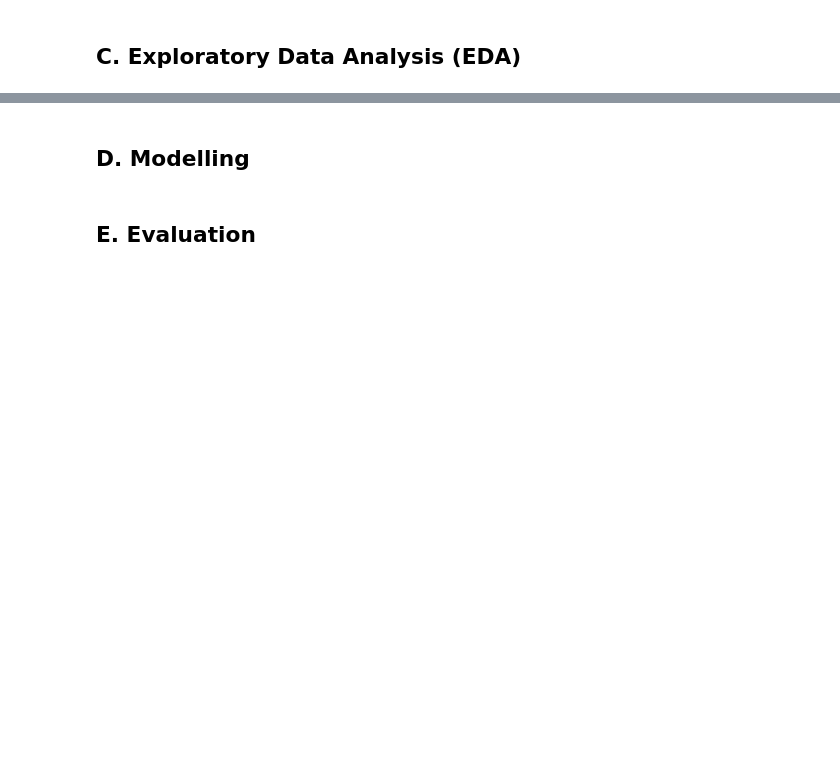
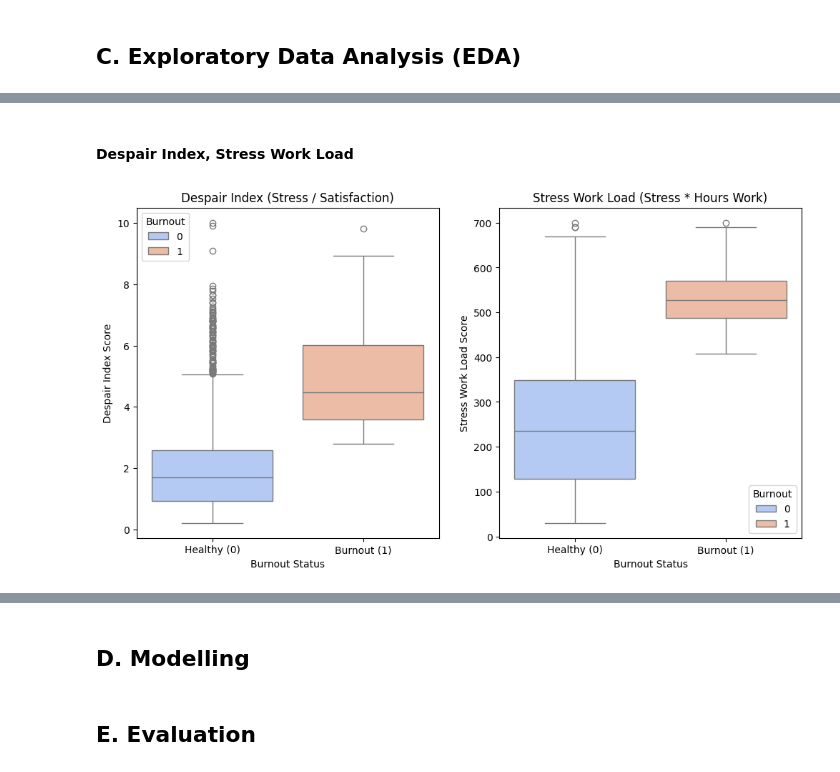
Before and after one commit to HablSank/1Day-1Dataset_MachineLearningProject, a Jupyter notebook: Day-16/Support Vector Machine (HR Burnout)/synthetic_employee_burnout.ipynb, the cells around one changed output, grey strips where cells are left out. Saved outputs shown, nothing was run; the diff lists cells and outputs as text; code cells hidden in the pictures; blank space fills up the shorter version.

```diff
--- a/Day-16/Support Vector Machine (HR Burnout)/synthetic_employee_burnout.ipynb
+++ b/Day-16/Support Vector Machine (HR Burnout)/synthetic_employee_burnout.ipynb
@@ -208,0 +259,21 @@ df_clean.head()
+# %% [markdown]
+#### Despair Index, Stress Work Load
+# %%
+fig, axes = plt.subplots(1, 2, figsize=(12, 6))
+
+sns.boxplot(x='Burnout', y='DespairIndex', hue='Burnout', data=df_clean, palette='coolwarm', ax=axes[0])
+axes[0].set_title("Despair Index (Stress / Satisfaction)")
+axes[0].set_xlabel("Burnout Status")
+axes[0].set_ylabel("Despair Index Score")
+axes[0].set_xticks([0, 1], ['Healthy (0)', 'Burnout (1)'])
+
+
+sns.boxplot(x='Burnout', y='StressWorkLoad', hue='Burnout', data=df_clean, palette='coolwarm', ax=axes[1])
+axes[1].set_title("Stress Work Load (Stress * Hours Work)")
+axes[1].set_xlabel("Burnout Status")
+axes[1].set_ylabel("Stress Work Load Score")
+axes[1].set_xticks([0, 1], ['Healthy (0)', 'Burnout (1)'])
+
+plt.show()
+# %% [output]
+[figure, added]
```
Also changed, not shown: parts of 10 cells of this notebook.
